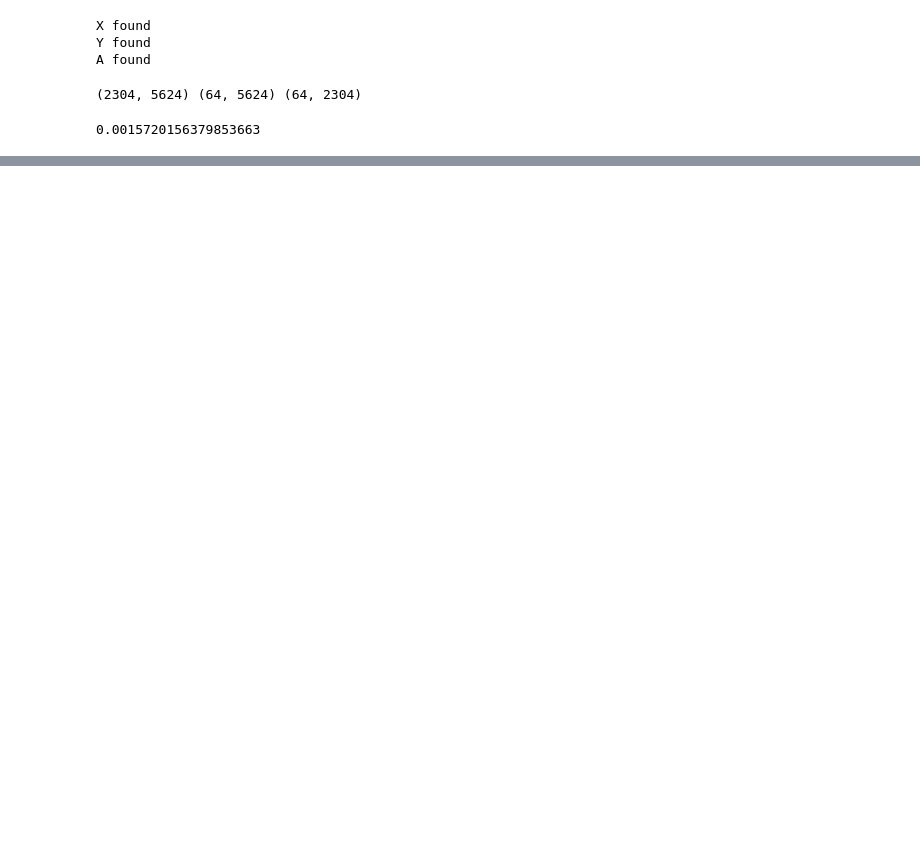
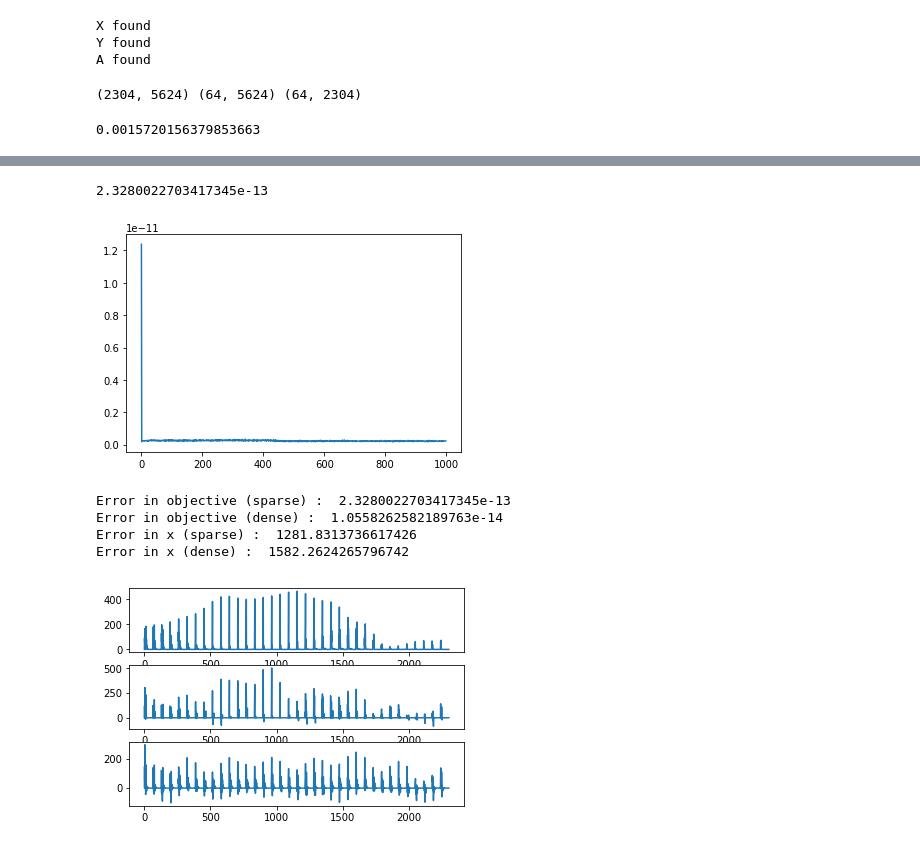
Before and after one commit to adityasinha379/Sparse-Recovery-of-Heard-Speech-Spectrogram, a Jupyter notebook: Project_as5624_vsr2119.ipynb, the cells around one changed output, grey strips where cells are left out. Saved outputs shown, nothing was run; the diff lists cells and outputs as text; code cells hidden in the pictures; blank space fills up the shorter version.

```diff
--- a/Project_as5624_vsr2119.ipynb
+++ b/Project_as5624_vsr2119.ipynb
@@ -91,0 +85,12 @@ plt.show()
+# %%
+lr = 4e-1
+x,err = proj_subgrad(A,Y_new[:,t],lr,iters=1000)
+show_result(A,Y_new,X,x,err,t)
+# %% [output]
+2.3280022703417345e-13
+[figure, added]
+Error in objective (sparse) :  2.3280022703417345e-13
+Error in objective (dense) :  1.0558262582189763e-14
+Error in x (sparse) :  1281.8313736617426
+Error in x (dense) :  1582.2624265796742
+[figure, added]
```
Also changed, not shown: parts of 9 cells of this notebook, 2 other files.
